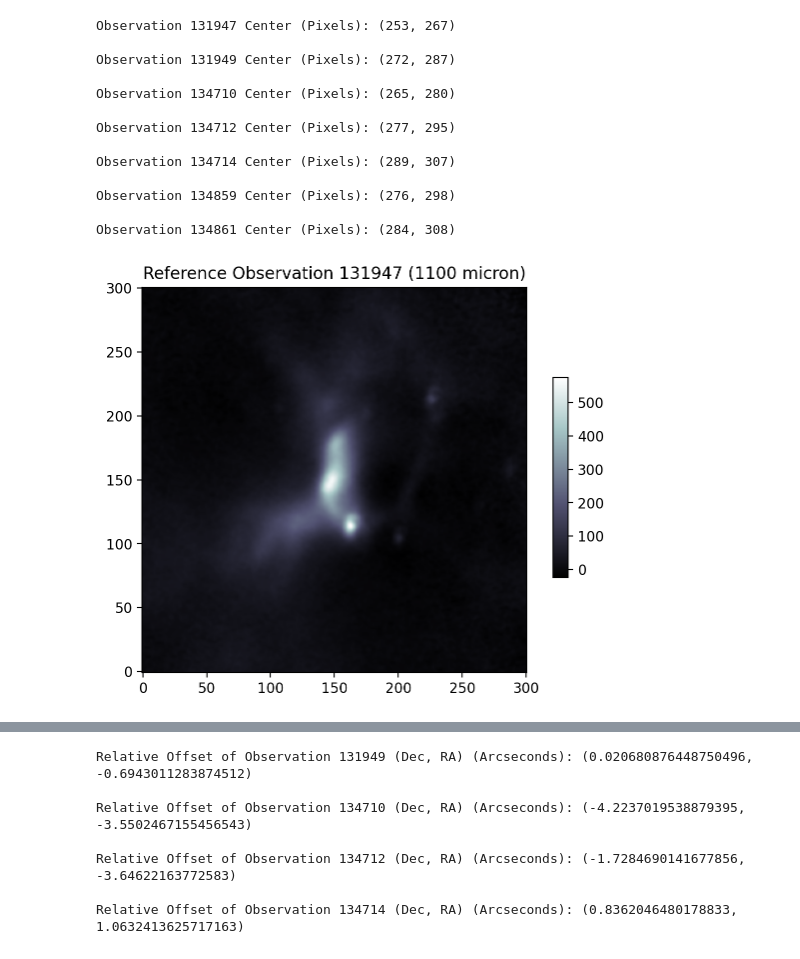
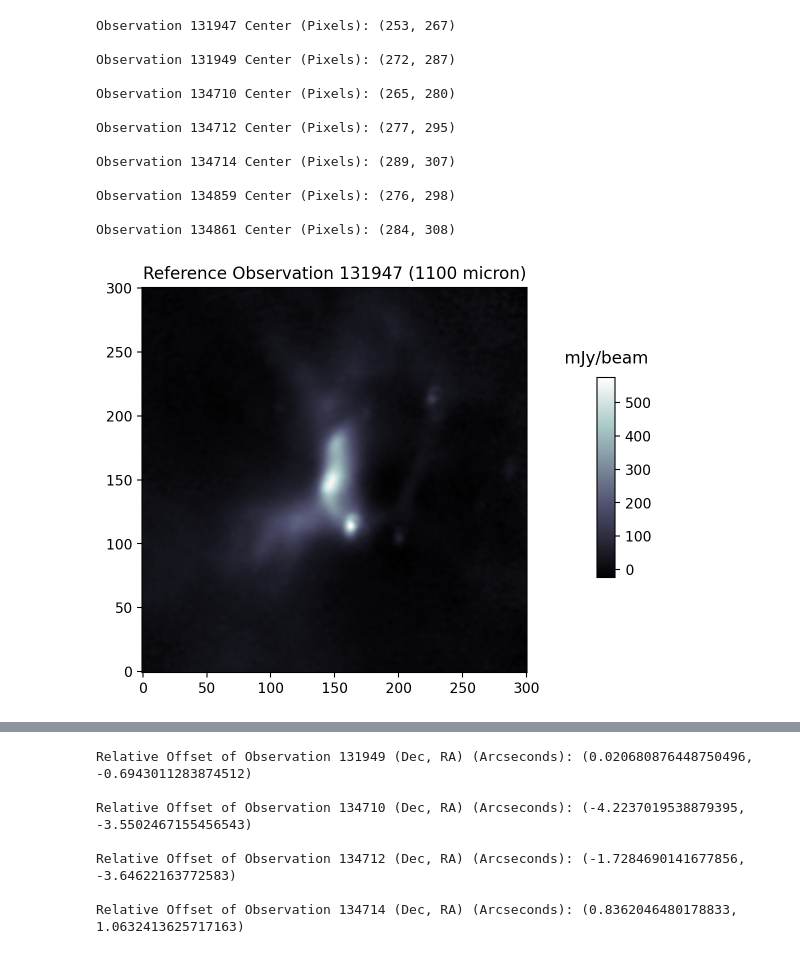
Before and after one commit to maxjm24/TolTEC_pointing, a Jupyter notebook: align_observations.ipynb, the cells around one changed output, grey strips where cells are left out. Drawn from its saved outputs; the diff is of its cells as text; code cells hidden in the pictures.

```diff
--- a/align_observations.ipynb
+++ b/align_observations.ipynb
@@ -51,22 +51,23 @@ Observation 134861 Center (Pixels): (284, 308)
 # %%
 ref_obs = obs_list[0] # Chooses the first observation in obs_list as the reference observation
 ref_center = center_list[0]
 
 # The limits of the image are defined by a square of sidelength crop centered on the image's centerpixel and offset by x_push/y_push
 ref_y_min, ref_y_max = ref_center[0]-crop-1+y_push, ref_center[0]+crop+y_push
 ref_x_min, ref_x_max = ref_center[1]-crop-1+x_push, ref_center[1]+crop+x_push
 
 # Obtains the reference observation image within the limits defined above at total intensity, assuming the below filepath
 ref_img = fits.open('./redu' + redu_num + '/' + ref_obs + '/raw/toltec_commissioning_a' + wav + '_science_'
                     + ref_obs + '_citlali.fits')[1].data[0][0][ref_y_min:ref_y_max, ref_x_min:ref_x_max]
 fig, ax = plt.subplots(1, 1)
 fig.set_figheight(5)
-fig.set_figwidth(5)
+fig.set_figwidth(6)
 im = ax.imshow(ref_img, cmap='bone', origin='lower') # Plots image along with a colorbar corresponding to pixel flux value in mJy/beam
 ax.set_title(f'Reference Observation {ref_obs} ({wav} micron)')
-fig.colorbar(im, ax=ax, cax=fig.add_axes([0.95, 0.3, 0.03, 0.4]));
+cbar = fig.colorbar(im, ax=ax, cax=fig.add_axes([0.95, 0.3, 0.03, 0.4]));
+cbar.ax.set_title('mJy/beam', pad=10);
 # %% [output]
-[figure, old version]
+[figure, new version]
 # %%
 align_obsvs = obs_list[1:] # Chooses every other observation as observations to be aligned to the reference observation
 align_centers = center_list[1:]
```
Also changed, not shown: parts of 1 cell of this notebook, 2 other files.
